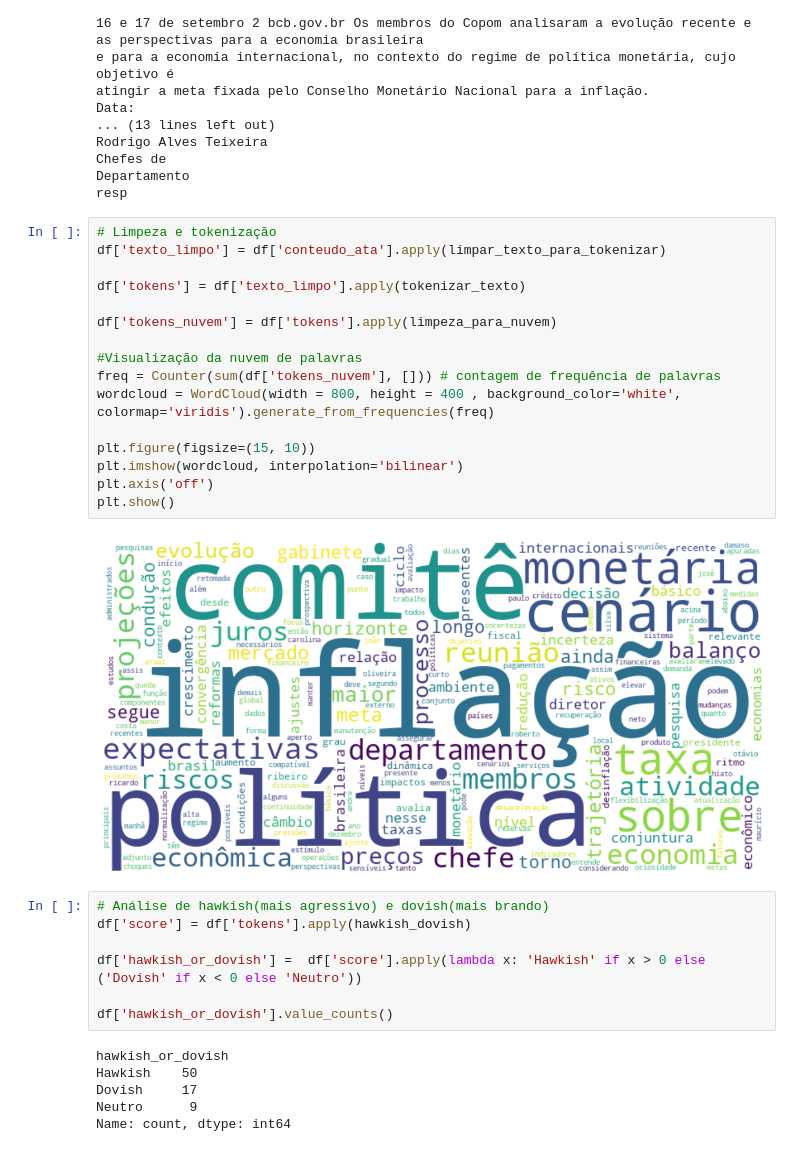
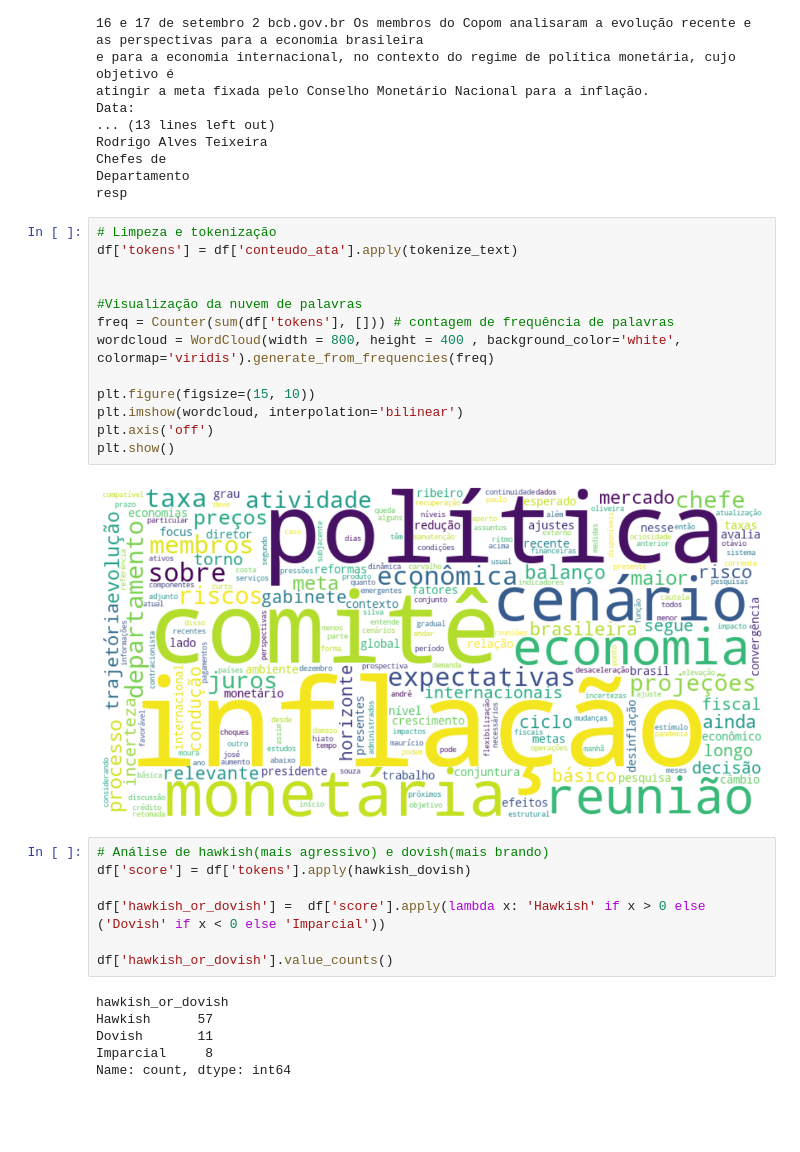
Before and after one commit to GGGBSILVESTRE1/Analise_escrita_BCB, a Jupyter notebook: notebooks/EDA.ipynb, the cells around one changed output. Cells and saved outputs as stored; diff of their text form; blank space fills up the shorter version.

```diff
--- a/notebooks/EDA.ipynb
+++ b/notebooks/EDA.ipynb
@@ -93,33 +93,30 @@ Departamento
 resp
 # %%
 # Limpeza e tokenização
-df['texto_limpo'] = df['conteudo_ata'].apply(limpar_texto_para_tokenizar)
+df['tokens'] = df['conteudo_ata'].apply(tokenize_text)
 
-df['tokens'] = df['texto_limpo'].apply(tokenizar_texto)
-
-df['tokens_nuvem'] = df['tokens'].apply(limpeza_para_nuvem)
 
 #Visualização da nuvem de palavras
-freq = Counter(sum(df['tokens_nuvem'], [])) # contagem de frequência de palavras
+freq = Counter(sum(df['tokens'], [])) # contagem de frequência de palavras
 wordcloud = WordCloud(width = 800, height = 400 , background_color='white', colormap='viridis').generate_from_frequencies(freq)
 
 plt.figure(figsize=(15, 10))
 plt.imshow(wordcloud, interpolation='bilinear')
 plt.axis('off')
 plt.show()
 # %% [output]
-[figure, old version]
+[figure, new version]
 # %%
 # Análise de hawkish(mais agressivo) e dovish(mais brando)
 df['score'] = df['tokens'].apply(hawkish_dovish)
 
-df['hawkish_or_dovish'] =  df['score'].apply(lambda x: 'Hawkish' if x > 0 else ('Dovish' if x < 0 else 'Neutro'))
+df['hawkish_or_dovish'] =  df['score'].apply(lambda x: 'Hawkish' if x > 0 else ('Dovish' if x < 0 else 'Imparcial'))
 
 df['hawkish_or_dovish'].value_counts()
 # %% [output]
 hawkish_or_dovish
-Hawkish    50
-Dovish     17
-Neutro      9
+Hawkish      57
+Dovish       11
+Imparcial     8
 Name: count, dtype: int64
 # %%
```
Also changed, not shown: parts of 3 cells of this notebook, 5 other files.
